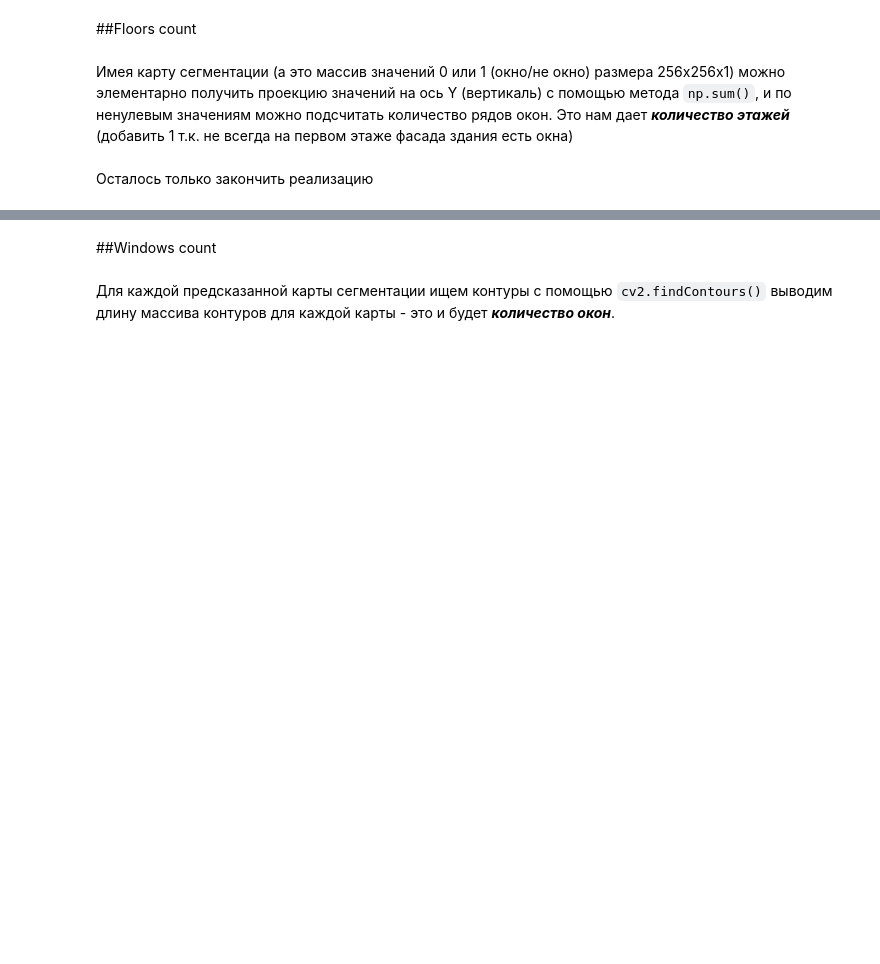
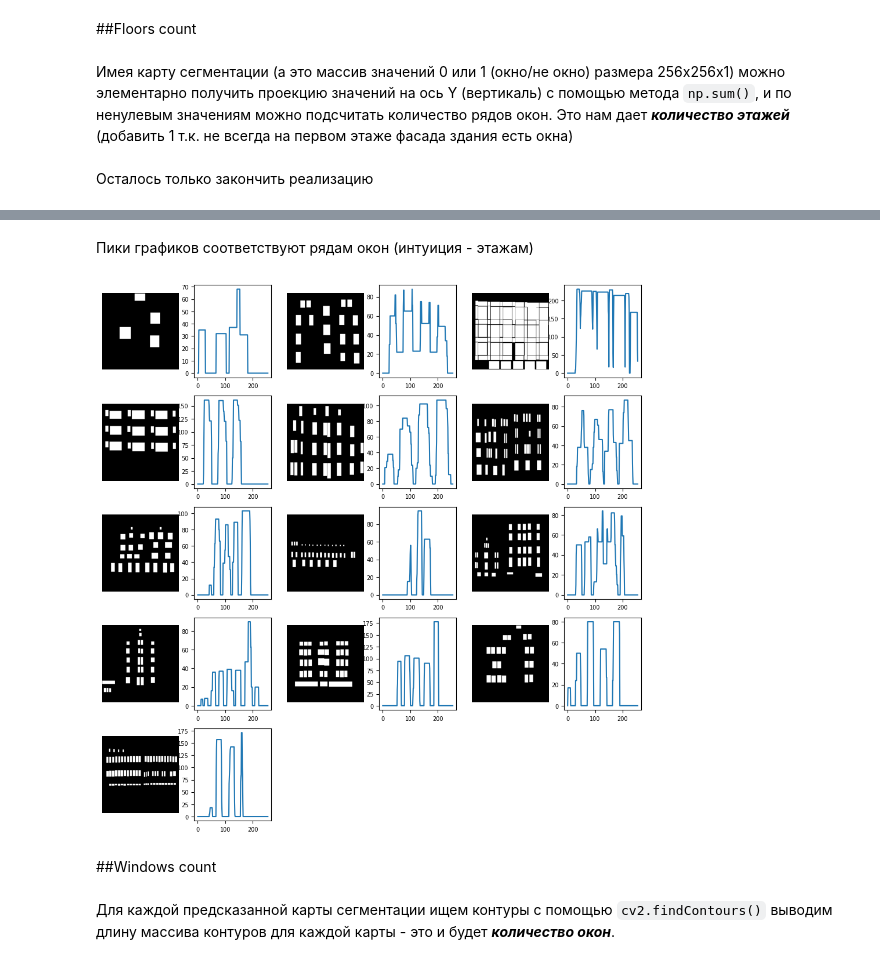
Before and after one commit to julianzim/Building_Analytics_with_CV, a Jupyter notebook: U_Net_model.ipynb, the cells around one changed output, grey strips where cells are left out. Cells and saved outputs as stored; diff of their text form; code cells hidden in the pictures; blank space fills up the shorter version.

```diff
--- a/U_Net_model.ipynb
+++ b/U_Net_model.ipynb
@@ -417,3 +432,18 @@ preds[4].sum(axis=1)
+# %% [markdown]
+Пики графиков соответствуют рядам окон (интуиция - этажам)
+# %%
+rows, cols = 5, 6
+fig = plt.figure(figsize=(12,12))
+for i in range(0, 25, 2):
+    fig.add_subplot(rows, cols, i+1)
+    plt.imshow(windows_maps[-25+i])
+    plt.axis('off')
+    fig.add_subplot(rows, cols, i+2)
+    plt.plot(projections[-25+i])
+    plt.tick_params(axis='both', which='major', labelsize=7)
+plt.show()
+# %% [output]
+[figure, added]
 # %% [markdown]
 ##Windows count
 # %% [markdown]
```
Also changed, not shown: parts of 25 cells of this notebook.
